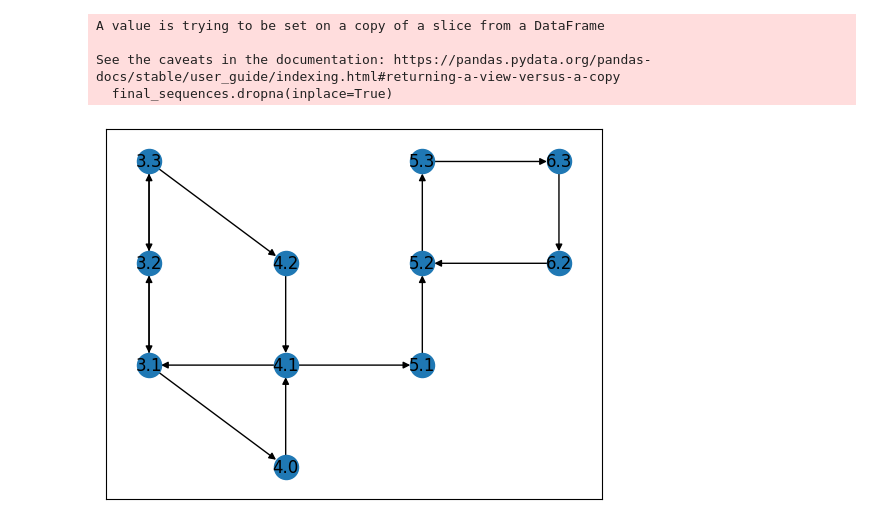
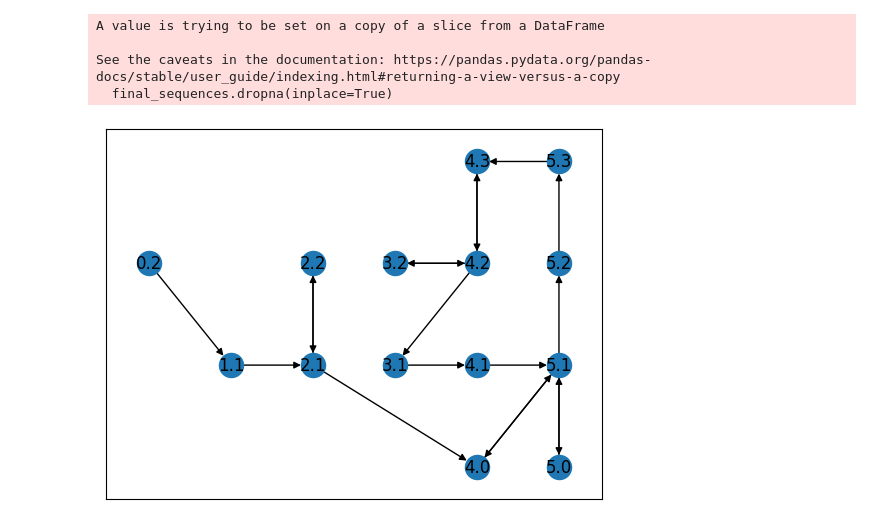
Before and after one commit to Morten-Tejlmand/5-semester, a Jupyter notebook: Fodbold/Passing/passing sequences creation.ipynb, the cells around one changed output. Drawn from its saved outputs; the diff is of its cells as text; code cells hidden in the pictures.

Commit message:
bayer leverkusen update

```diff
--- a/Fodbold/Passing/passing sequences creation.ipynb
+++ b/Fodbold/Passing/passing sequences creation.ipynb
@@ -2,20 +2,20 @@
 from statsbombpy import sb
 import pandas as pd
 # %%
-#find ids for barca home matches - only home games because then locations can be compared between different games
-matches = sb.matches(competition_id=11, season_id=90)
+#find ids for bayer matches
+matches = sb.matches(competition_id=9, season_id=281)
 match_ids = matches['match_id'].values.tolist()
 # %%
-#All events sorted for barca home games and possession
+#All events sorted for bayer home games and possession
 events = sb.competition_events(
-    country="Spain",
-    division= "La Liga",
-    season="2020/2021",
+    country="Germany",
+    division= "1. Bundesliga",
+    season="2023/2024",
     gender="male"
 )
 events = events[events['match_id'].isin(match_ids)]
-df = events[events["team"]=="Barcelona"]
-df = df[df["possession_team"]=="Barcelona"]
+df = events[events["team"]=="Bayer Leverkusen"]
+df = df[df["possession_team"]=="Bayer Leverkusen"]
 # %%
 #filter threshold for Xg:
 df_xg = df[~df['shot_statsbomb_xg'].between(0, 0.05)]
@@ -135,20 +136,20 @@ graph_list = [value["graph"] for value in graphs_dict.values()]
 # %%
 import matplotlib.pyplot as plt
 import networkx as nx
 
-game_pos = 3773597199
+game_pos = 3895348127
 # Extract positions from numeric node labels
 positions = {}
 for node in graphs_dict[game_pos]["graph"].nodes():
     # Convert the node to a string first, then split by the decimal
     x = int(node)  # Integer part represents the x position
     y = node - x   # Decimal part represents the y position
     positions[node] = (x, y)
 
 # Draw the graph using the positions
 nx.draw_networkx(graphs_dict[game_pos]["graph"], pos=positions)
 
 # Show the plot
 plt.show()
 # %% [output]
-[figure, old version]
+[figure, new version]
```
Also changed, not shown: parts of 1 cell of this notebook.
